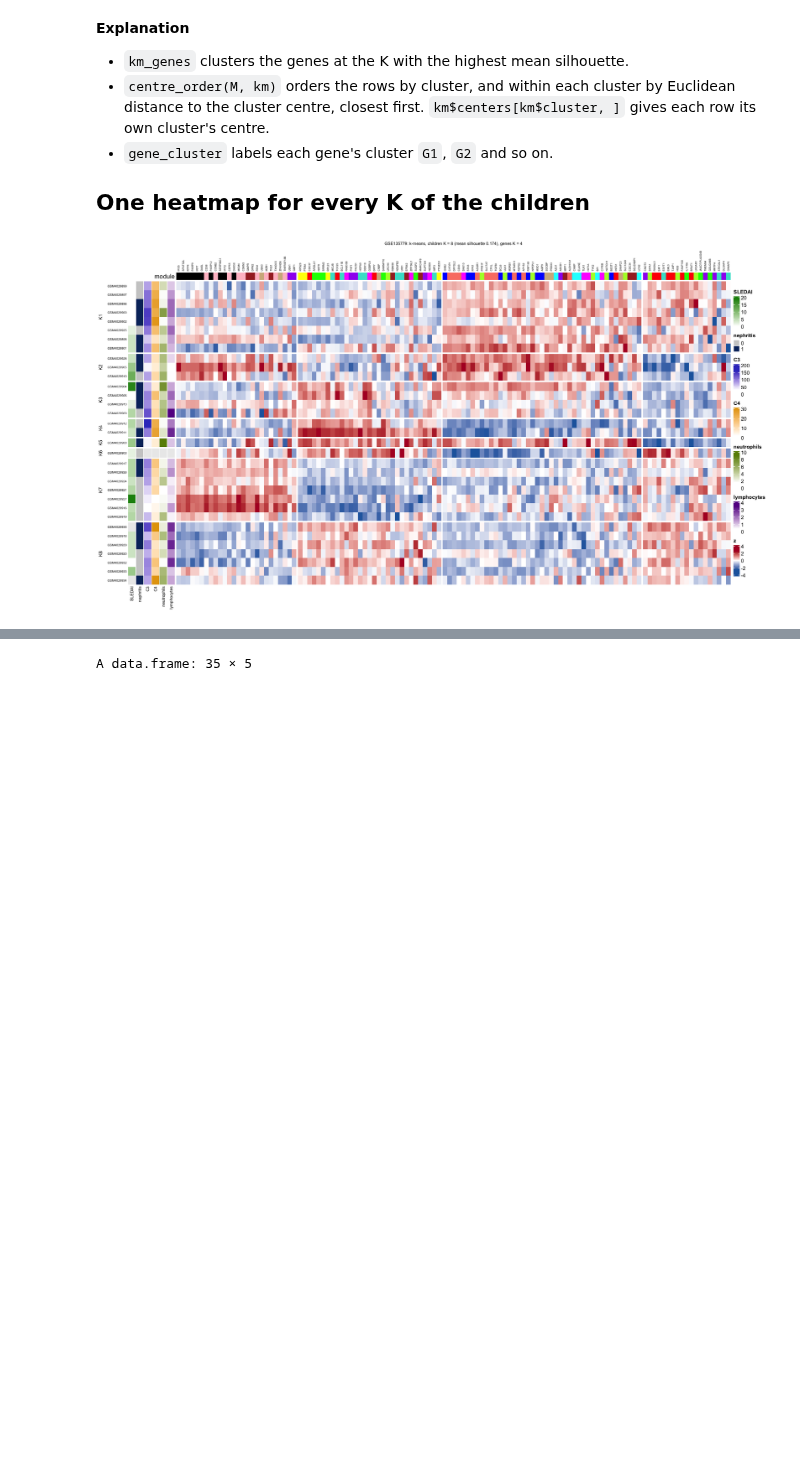
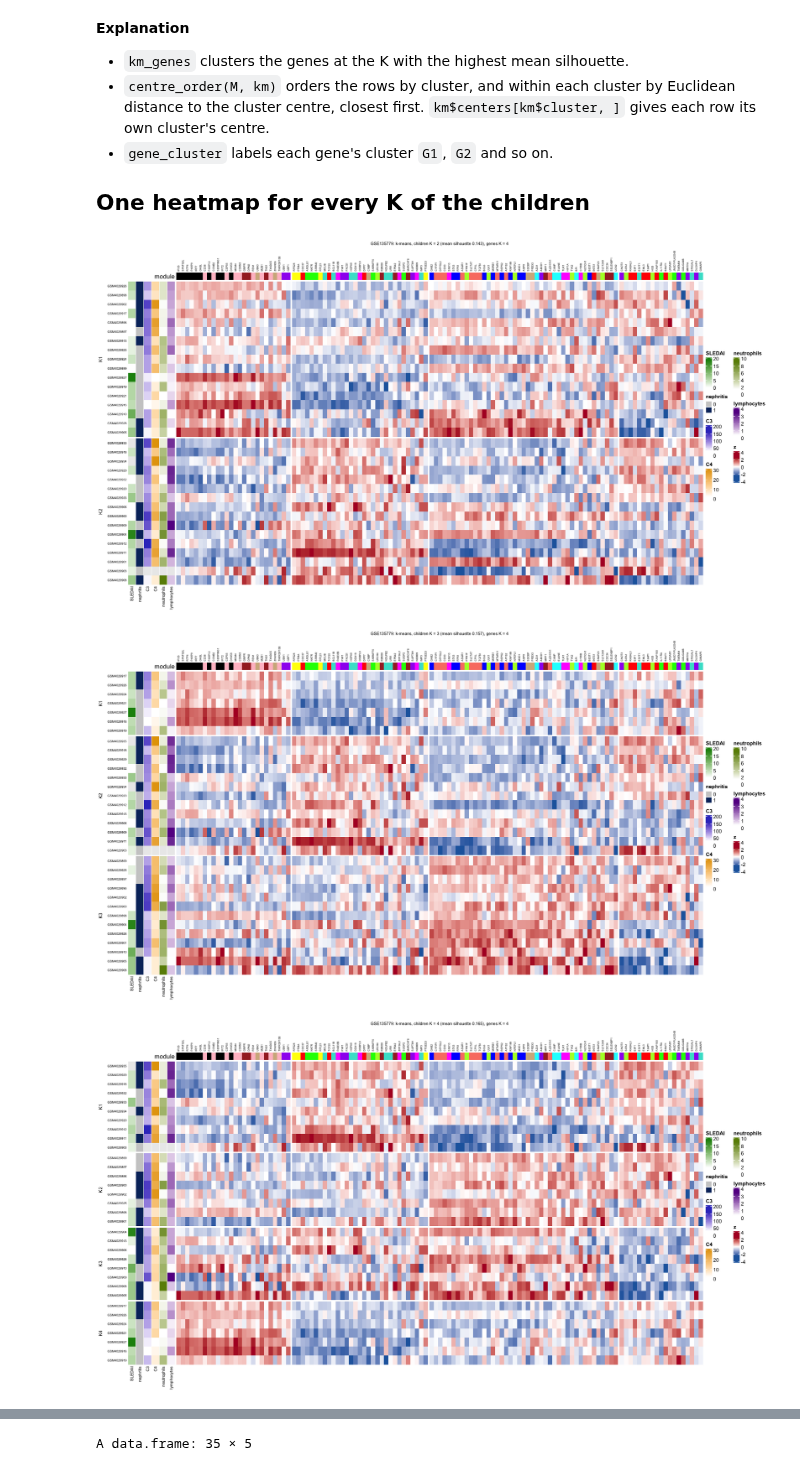
Before and after one commit to NIH-NLM/endotypes-transcriptomics, a Jupyter notebook: ipynb/29_GSE135779_scRNA_seq_heatmap_kmeans.ipynb, the cells around one changed output, grey strips where cells are left out. Drawn from its saved outputs; the diff is of its cells as text; code cells hidden in the pictures; blank space fills up the shorter version.

Commit message:
kmeans heatmaps restored (#13)

```diff
--- a/ipynb/29_GSE135779_scRNA_seq_heatmap_kmeans.ipynb
+++ b/ipynb/29_GSE135779_scRNA_seq_heatmap_kmeans.ipynb
@@ -184,32 +184,34 @@ G1 G2 G3 G4
 # %%
 mod_col <- setNames(unique(gene_module), unique(gene_module))
 left <- rowAnnotation(SLEDAI = m$SLEDAI, nephritis = factor(m$Neph_all), C3 = m$C3, C4 = m$C4,
                       neutrophils = m$NEU_ABS, lymphocytes = m$LYM_ABS, na_col = "grey92",
                       col = list(nephritis = c("0" = "grey80", "1" = "#08306b")),
                       annotation_name_gp = gpar(fontsize = 8))
 heat_k <- function(k) {
   km <- km_at(X, k)
   s  <- round(mean(silhouette(km$cluster, dist(X))[, "sil_width"]), 3)
   Heatmap(Xc, name = "z", col = colorRamp2(c(-2.5, 0, 2.5), c("#2166AC", "white", "#B2182B")),
           row_split = factor(paste0("K", km$cluster), levels = paste0("K", seq_len(k))), column_split = gene_cluster,
           cluster_rows = FALSE, cluster_columns = FALSE,
           row_order = centre_order(X, km), column_order = gene_order,
           show_row_names = TRUE, row_names_side = "left", row_names_gp = gpar(fontsize = 6),
           column_names_side = "top", column_names_gp = gpar(fontsize = 5),
           column_title_gp = gpar(fontsize = 8), row_title_gp = gpar(fontsize = 9),
           top_annotation = HeatmapAnnotation(module = gene_module, col = list(module = mod_col), show_legend = FALSE,
                                              annotation_name_side = "left"),
           left_annotation = left,
           column_title = sprintf("GSE135779: k-means, children K = %d (mean silhouette %.3f), genes K = %d", k, s, K_genes))
 }
-options(repr.plot.width = 18, repr.plot.height = 10)
 for (k in 2:8) {
-  figure <- function() heat_k(k)
-  for (device in c("inline", "png")) {             # shown here, and saved as a 300 dpi PNG
-    if (device == "png") png(fig("GSE135779", sprintf("29_kmeans_K%d.png", k)), width = 18, height = 10, units = "in", res = 300)
-    out <- figure(); if (inherits(out, c("Heatmap", "HeatmapList"))) draw(out)
-    if (device == "png") invisible(dev.off())
+  for (res in c(300, 100)) {                        # a 300 dpi PNG kept, a 100 dpi copy shown here
+    f <- if (res == 300) fig("GSE135779", sprintf("29_kmeans_K%d.png", k)) else tempfile(fileext = ".png")
+    png(f, width = 18, height = 10, units = "in", res = res)
+    draw(heat_k(k))
+    invisible(dev.off())
   }
+  IRdisplay::display_png(file = f)
 }
 # %% [output]
-[figure, old version]
+[figure, new version]
+[figure, added]
+[figure, added]
```
Also changed, not shown: parts of 2 cells of this notebook, 2 other files.
